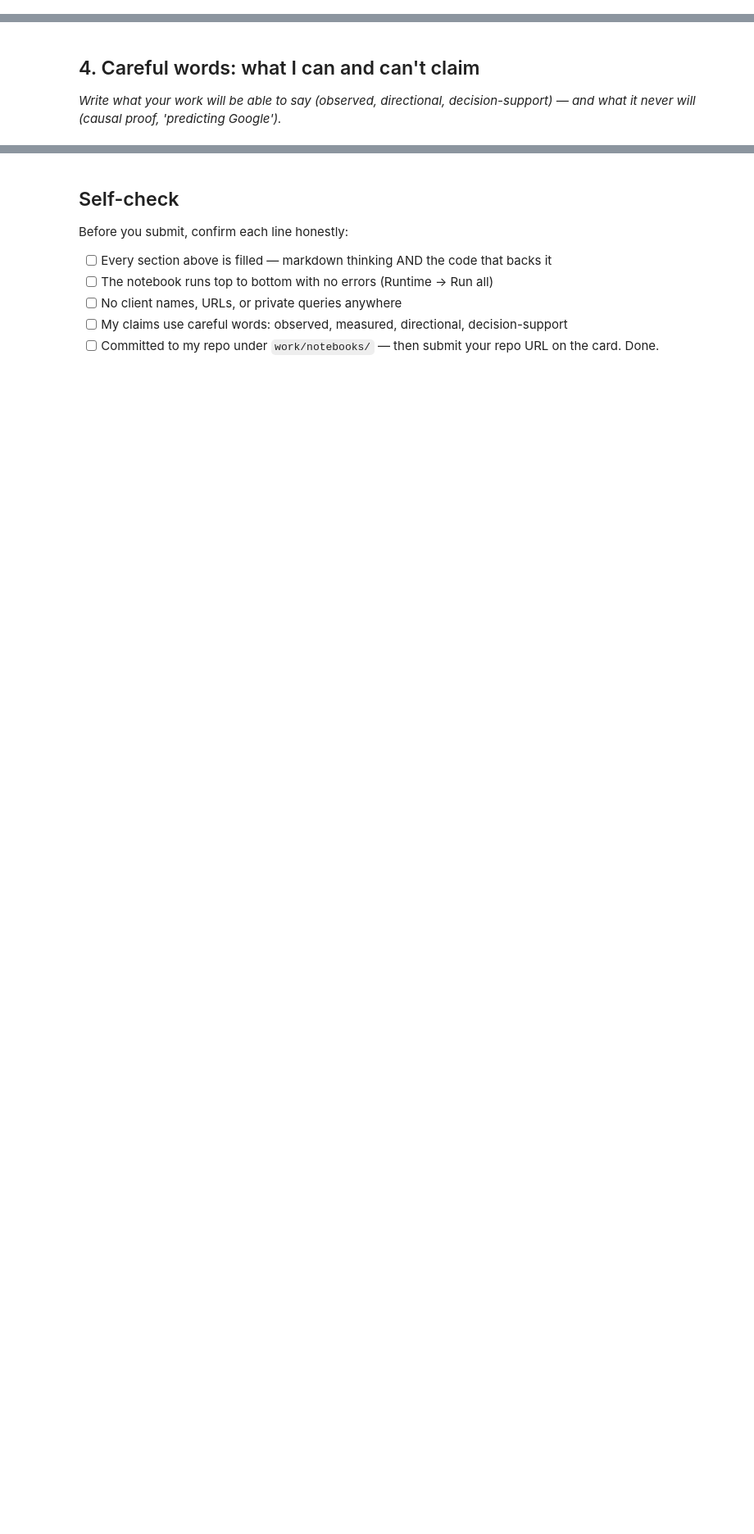
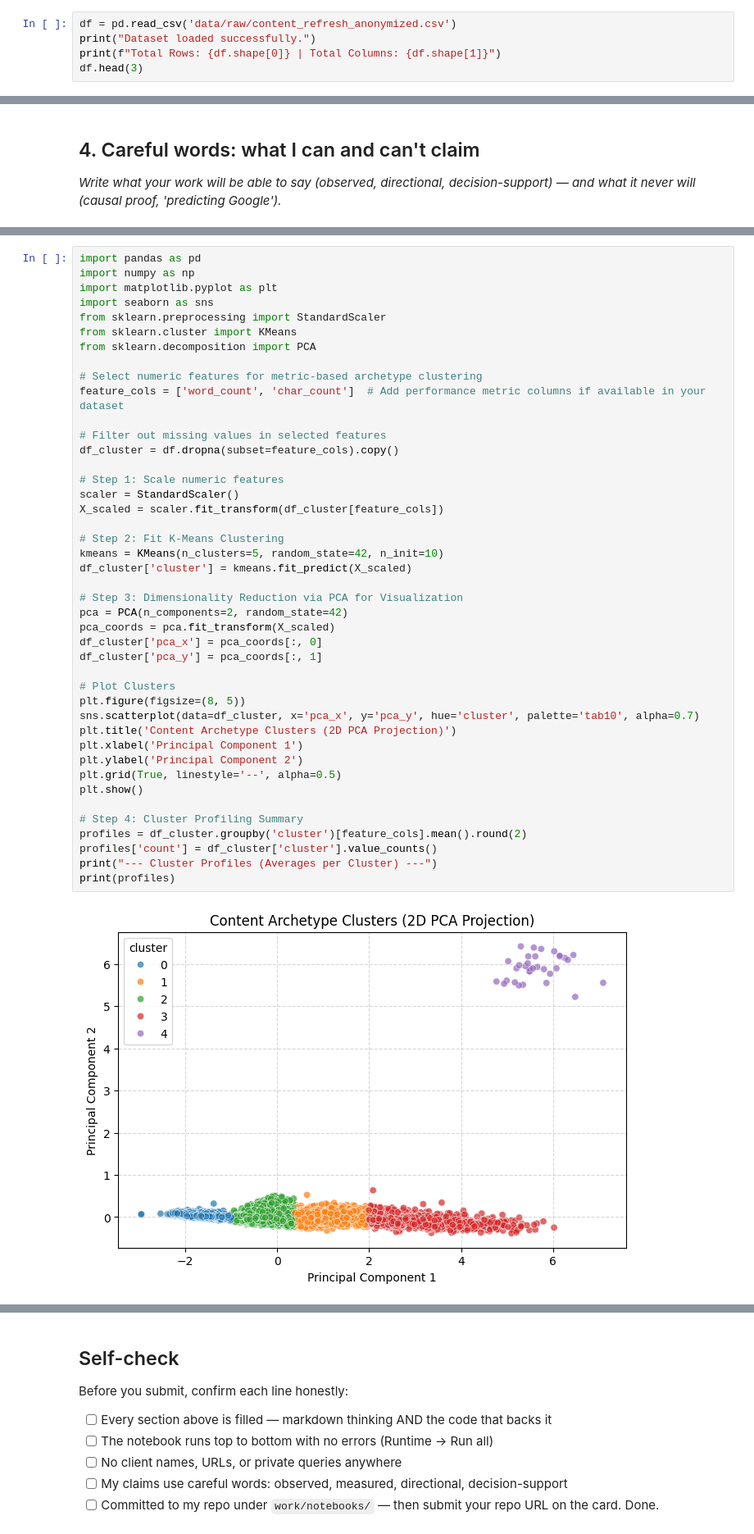
Before and after one commit to JoudMana/ML_Internship, a Jupyter notebook: work/notebooks/w01_research_question.ipynb, the cells around one changed output, grey strips where cells are left out. Shown at 82% size. Drawn from its saved outputs; the diff is of its cells as text; blank space fills up the shorter version.

```diff
--- a/work/notebooks/w01_research_question.ipynb
+++ b/work/notebooks/w01_research_question.ipynb
@@ -15,0 +31,5 @@ This skeleton is yours to fill. Work the sections **in order** — each one has
+# %%
+df = pd.read_csv('data/raw/content_refresh_anonymized.csv')
+print("Dataset loaded successfully.")
+print(f"Total Rows: {df.shape[0]} | Total Columns: {df.shape[1]}")
+df.head(3)
@@ -36,0 +126,45 @@ This skeleton is yours to fill. Work the sections **in order** — each one has
+# %%
+import pandas as pd
+import numpy as np
+import matplotlib.pyplot as plt
+import seaborn as sns
+from sklearn.preprocessing import StandardScaler
+from sklearn.cluster import KMeans
+from sklearn.decomposition import PCA
+
+# Select numeric features for metric-based archetype clustering
+feature_cols = ['word_count', 'char_count']  # Add performance metric columns if available in your dataset
+
+# Filter out missing values in selected features
+df_cluster = df.dropna(subset=feature_cols).copy()
+
+# Step 1: Scale numeric features
+scaler = StandardScaler()
+X_scaled = scaler.fit_transform(df_cluster[feature_cols])
+
+# Step 2: Fit K-Means Clustering
+kmeans = KMeans(n_clusters=5, random_state=42, n_init=10)
+df_cluster['cluster'] = kmeans.fit_predict(X_scaled)
+
+# Step 3: Dimensionality Reduction via PCA for Visualization
+pca = PCA(n_components=2, random_state=42)
+pca_coords = pca.fit_transform(X_scaled)
+df_cluster['pca_x'] = pca_coords[:, 0]
+df_cluster['pca_y'] = pca_coords[:, 1]
+
+# Plot Clusters
+plt.figure(figsize=(8, 5))
+sns.scatterplot(data=df_cluster, x='pca_x', y='pca_y', hue='cluster', palette='tab10', alpha=0.7)
+plt.title('Content Archetype Clusters (2D PCA Projection)')
+plt.xlabel('Principal Component 1')
+plt.ylabel('Principal Component 2')
+plt.grid(True, linestyle='--', alpha=0.5)
+plt.show()
+
+# Step 4: Cluster Profiling Summary
+profiles = df_cluster.groupby('cluster')[feature_cols].mean().round(2)
+profiles['count'] = df_cluster['cluster'].value_counts()
+print("--- Cluster Profiles (Averages per Cluster) ---")
+print(profiles)
+# %% [output]
+[figure, added]
```
Also changed, not shown: parts of 13 cells of this notebook.
